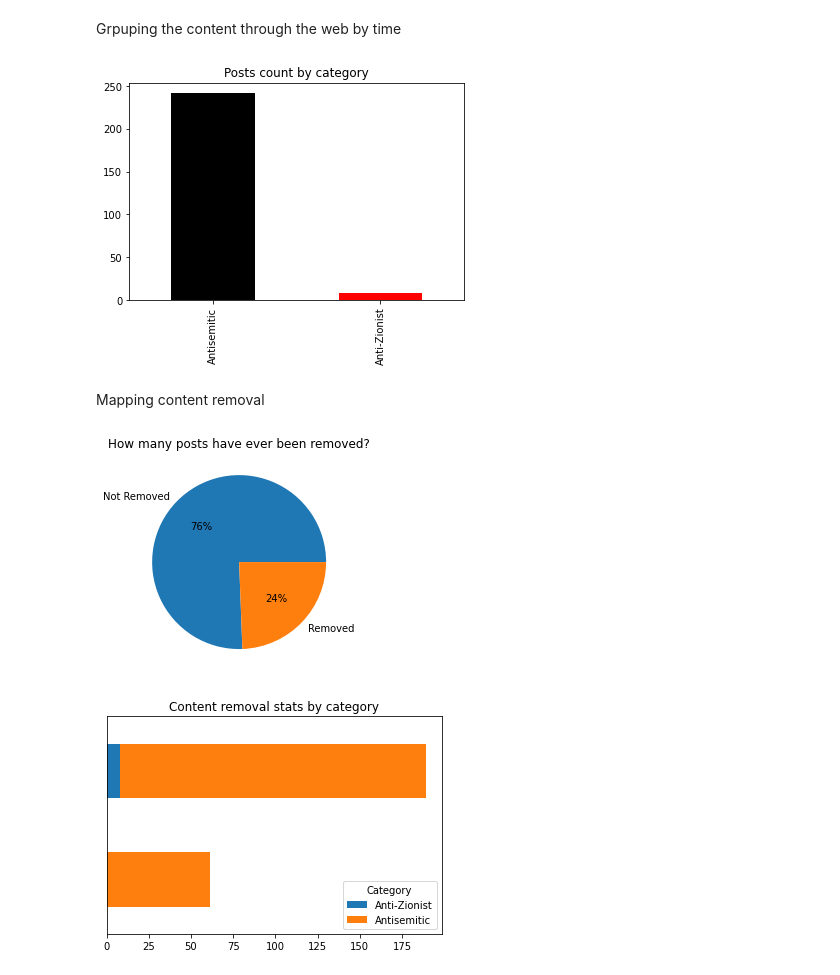
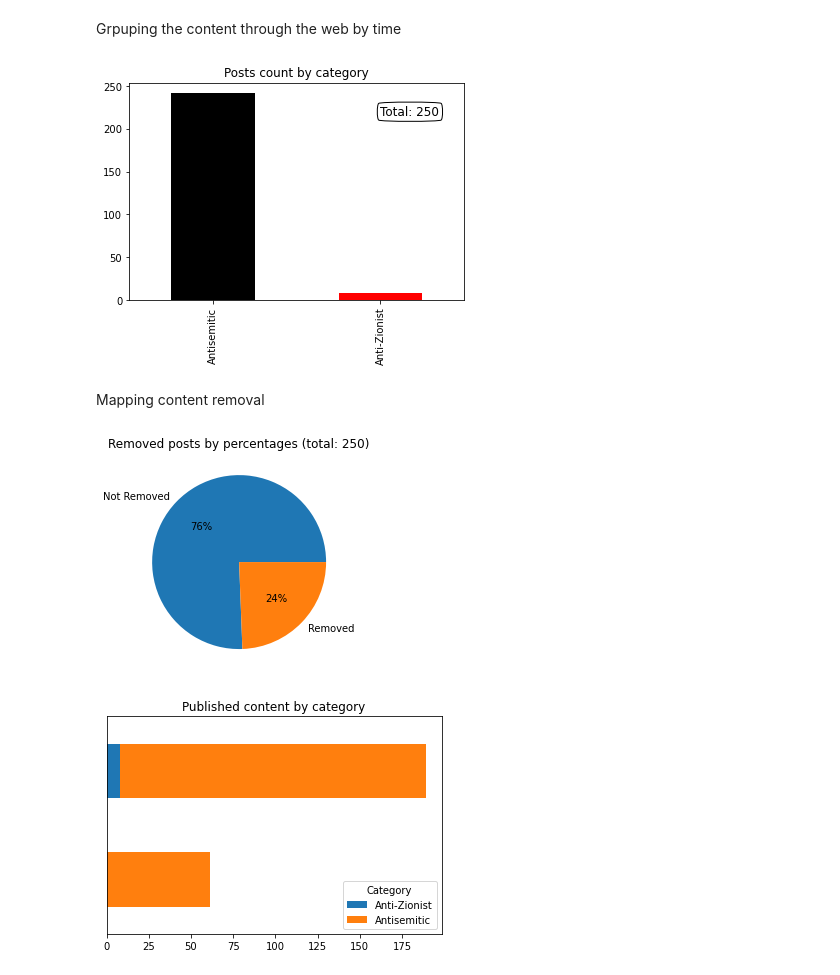
Before and after one commit to zackb124/Data-analysis-project-FOA, a Jupyter notebook: report for media/report for media.ipynb, the cells around one changed output. Cells and saved outputs as stored; diff of their text form; code cells hidden in the pictures.

```diff
--- a/report for media/report for media.ipynb
+++ b/report for media/report for media.ipynb
@@ -28,13 +28,15 @@ Grpuping the content through the web by time
 # %%
 
 post_count_by_category = new_df["Category"].value_counts().plot(kind="bar",color=['black', 'red', 'green', 'blue', 'cyan'],title = "Posts count by category")
+
+plt.annotate("Total:" + " " + str(sum(new_df["Category"].value_counts())), xy=(0.75, 0.85), xycoords='axes fraction', size = 12, bbox=dict(boxstyle="round4", fc="w"))
 
 plt.savefig("content_category_in_the_web.png",dpi='figure',
         bbox_inches= 'tight', pad_inches=0.1,
         facecolor='auto', edgecolor='auto',
         backend=None)
 # %% [output]
-[figure, old version]
+[figure, new version]
 # %% [markdown]
 Mapping content removal
 # %%
@@ -44,7 +46,7 @@ status = new_df["Removed"]
 
 general_removal_view = status.value_counts() #get general info about the removal process of platforms
 
-general_removal_view = general_removal_view.plot(kind = "pie" , autopct='%1.0f%%', title = "How many posts have ever been removed?")
+general_removal_view = general_removal_view.plot(kind = "pie" , autopct='%1.0f%%', title = "Removed posts by percentages (total:" + " "+ str(sum(status.value_counts()))+ ")")
 
 general_removal_view.get_yaxis().set_visible(False)
 
@@ -54,11 +56,11 @@ plt.savefig("content_removal_stat.png",dpi='figure',
         facecolor='auto', edgecolor='auto',
         backend=None)
 # %% [output]
-[figure, old version]
+[figure, new version]
 # %%
 
 outpot_category_removal_stats_group = new_df.groupby(['Removed', 'Category'])['Category'].count().unstack('Category').fillna(0).astype(int).reindex(index = ['Removed','Not Removed'])
-outpot_category_removal_stats = outpot_category_removal_stats_group.astype("int").plot(kind='barh', stacked=True,mark_right = True, title = "Content removal stats by category")
+outpot_category_removal_stats = outpot_category_removal_stats_group.astype("int").plot(kind='barh', stacked=True,mark_right = True, title = "Published content by category")
 
 outpot_category_removal_stats.get_yaxis().set_visible(False)
 
@@ -67,7 +69,7 @@ plt.savefig("content_removal_stat_categoty.png",dpi='figure',
         facecolor='auto', edgecolor='auto',
         backend=None)
 # %% [output]
-[figure, old version]
+[figure, new version]
 # %%
 precentage_chart = outpot_category_removal_stats_group/outpot_category_removal_stats_group[outpot_category_removal_stats_group.columns].sum()*100
 precentage_chart = precentage_chart.round(1).astype(str) +'%'
```
Also changed, not shown: parts of 3 cells of this notebook, 14 other files.
